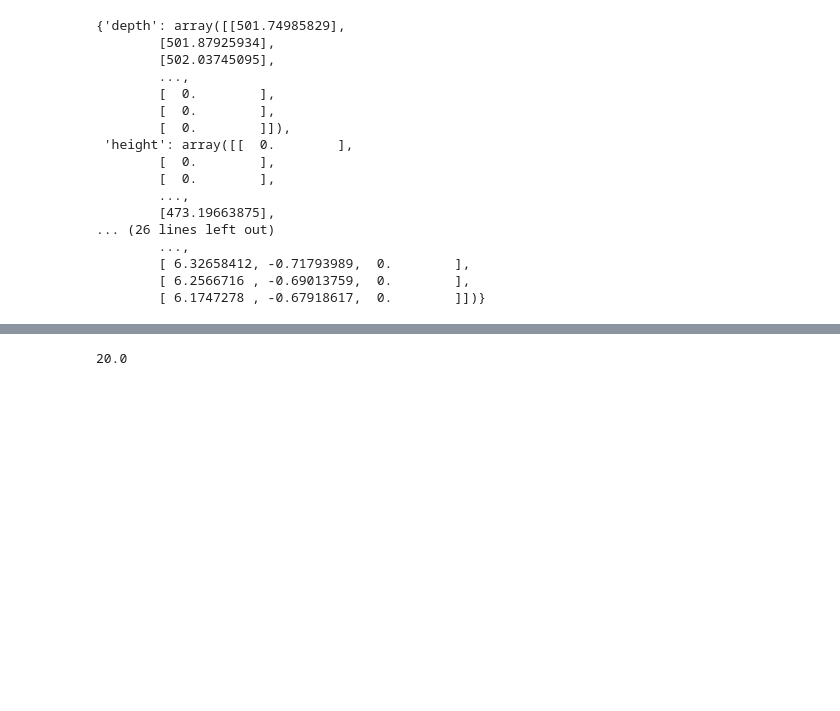
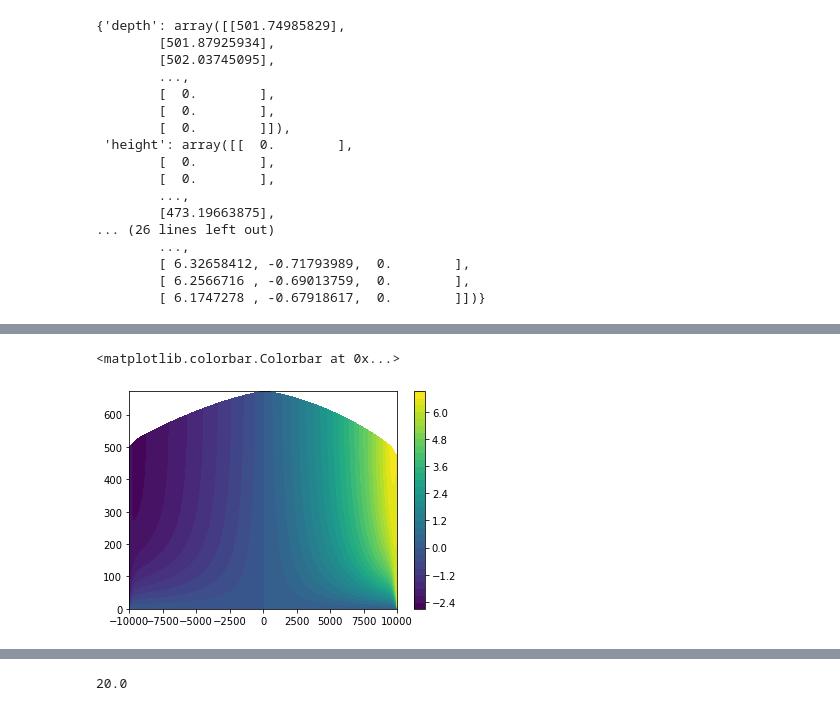
Before and after one commit to janeeleven/rces-final-project, a Jupyter notebook: ice_rise_xarray.ipynb, the cells around one changed output, grey strips where cells are left out. Saved outputs shown, nothing was run; the diff lists cells and outputs as text; code cells hidden in the pictures; blank space fills up the shorter version.

```diff
--- a/ice_rise_xarray.ipynb
+++ b/ice_rise_xarray.ipynb
@@ -92,0 +346,6 @@ plt.colorbar(ggg)
+# %%
+hhh = plt.contourf(xdim,ydim, velx,shading = 'flat',levels = 30)
+plt.colorbar(hhh)
+# %% [output]
+<matplotlib.colorbar.Colorbar at 0x...>
+[figure, added]
```
Also changed, not shown: parts of 47 cells of this notebook, 3 other files.
